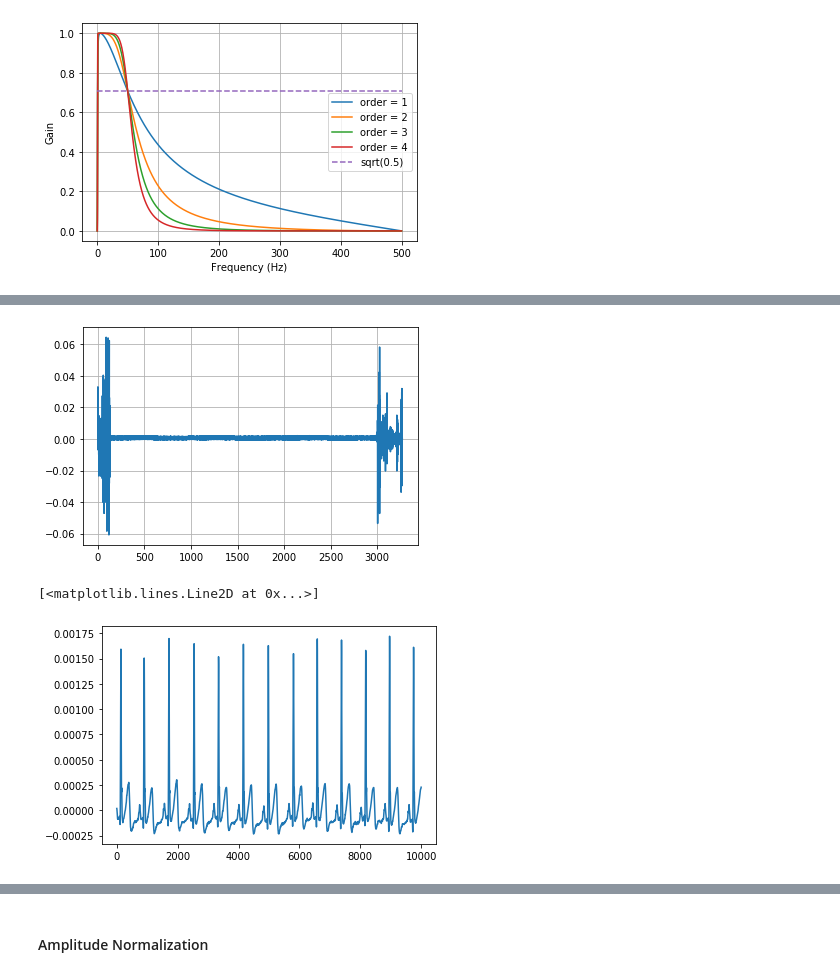
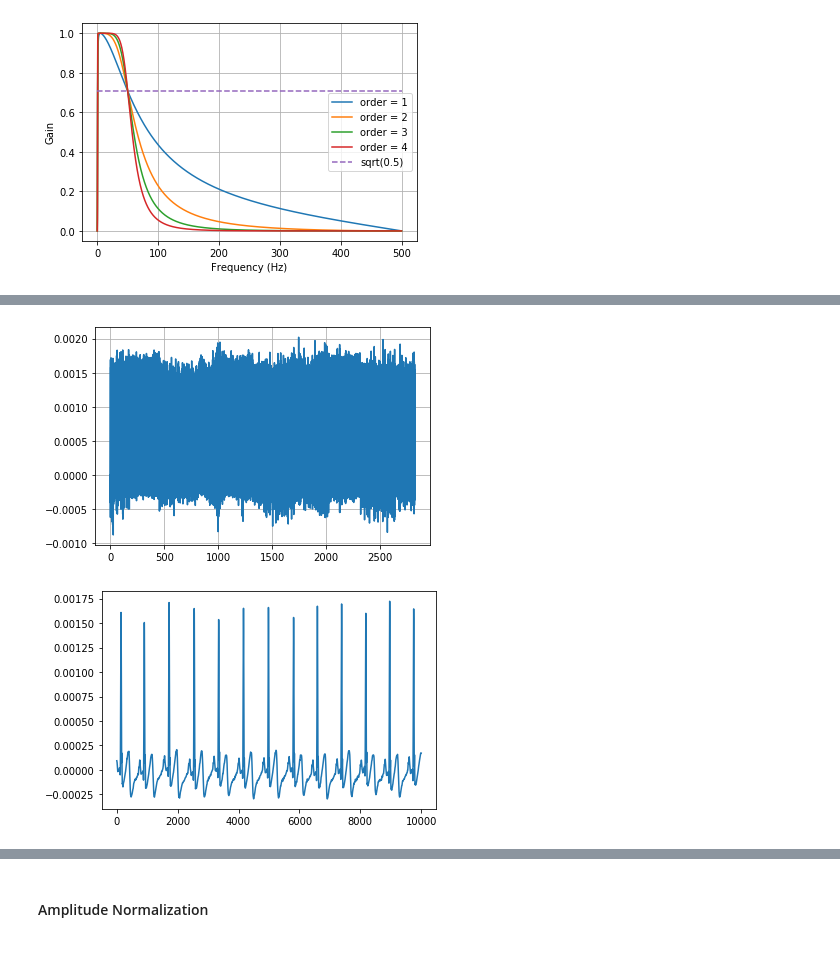
Before and after one commit to DigitalBiomarkerDiscoveryPipeline/Data-Compression-Toolbox, a Jupyter notebook: Baiying/code_m1.ipynb, the cells around one changed output, grey strips where cells are left out. Drawn from its saved outputs; the diff is of its cells as text; code cells hidden in the pictures.

```diff
--- a/Baiying/code_m1.ipynb
+++ b/Baiying/code_m1.ipynb
@@ -106,0 +97,3 @@ array([-1635.   , -1634.999, -1634.998, ...,  1634.998,  1634.999,
+# %%
+ECG_array = raw_data[0] #Copy the data into an ndarray, which does the same thing with the former step
+ECG_array.size
@@ -106,0 +111,2 @@ array([-1635.   , -1634.999, -1634.998, ...,  1634.998,  1634.999,
+# %%
+ECG_array = ECG_array[150000:-300000]  # Remove the signal in first 3minutes and last 5minutes
@@ -106,0 +117,6 @@ array([-1635.   , -1634.999, -1634.998, ...,  1634.998,  1634.999,
+# %%
+sampling_freq = 1/1000
+N = ECG_array.size
+# %%
+index = np.linspace(0, round((N-1)*sampling_freq,4), N)
+index
@@ -216,17 +214,15 @@ plt.legend(loc='best')
 # %%
-y = butter_bandpass_filter(ECG_array, lowcut, highcut, fs, order=2)
+y = butter_bandpass_filter(ECG_array, lowcut, highcut, fs, order=4)
 plt.plot(index, y, label='Filtered signal (Hz)')
 #plt.xlabel('time (seconds)')
 #plt.hlines([-a, a], 0, T, linestyles='--')
 plt.grid(True)
 #plt.axis('tight')
 #plt.legend(loc='upper left')
 plt.show()
+recover_ECG_example = y[370000:380000]
+plt.plot(recover_ECG_example)
+plt.show()
 # %% [output]
-[figure, old version]
+[figure, new version]
+[figure, added]
-# %%
-recover_ECG_example = y[520000:530000]
-plt.plot(recover_ECG_example)
-# %% [output]
-[<matplotlib.lines.Line2D at 0x...>]
-[figure, removed]
```
Also changed, not shown: parts of 74 cells of this notebook.
